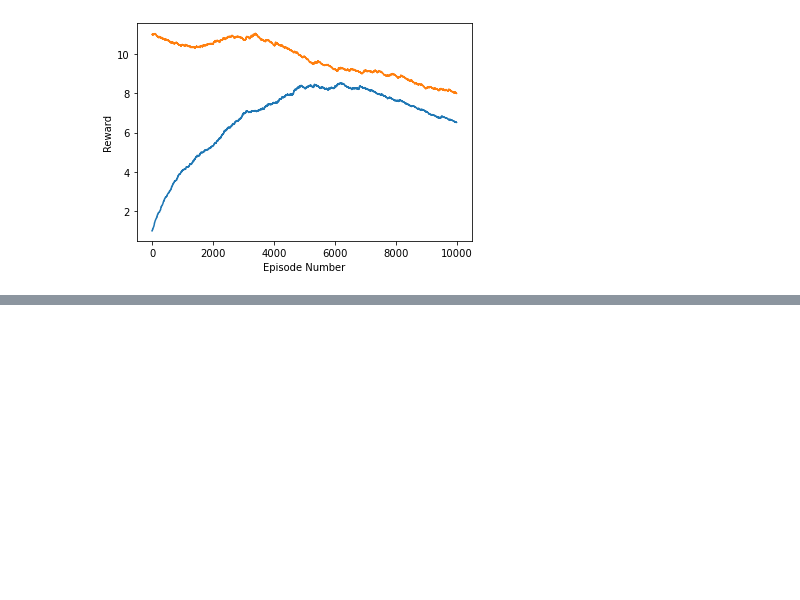
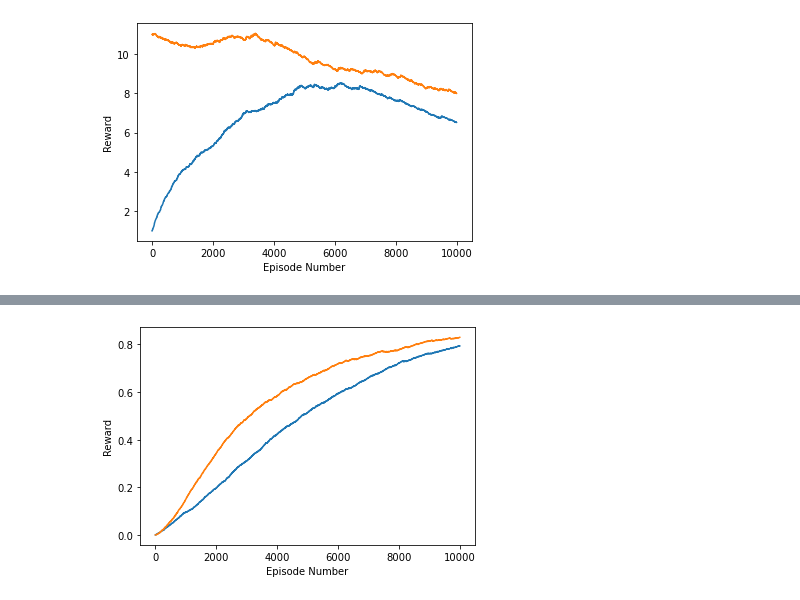
Before and after one commit to thomasdavies2000/Reinforcement-Learning-Chess-Player, a Jupyter notebook: Assignment.ipynb, the cells around one changed output, grey strips where cells are left out. Drawn from its saved outputs; the diff is of its cells as text; code cells hidden in the pictures; blank space fills up the shorter version.

Commit message:
add training loop function

```diff
--- a/Assignment.ipynb
+++ b/Assignment.ipynb
@@ -599,0 +711,10 @@ plt.show()
+# %%
+# rewards, steps = training_loop(True, 5000, epsilon_0=.2, beta=0.00005, gamma=0.85, eta=0.0035)
+# print(len(rewards))
+# plot_reward(rewards, 0.0005)
+runs = []
+betas = [0.00005, 0.0001]
+for beta_ in betas:
+    rewards, steps = training_loop(True, 10000, epsilon_0=0.2, beta=beta_, gamma=0.85, eta=0.0035)
+    run = [rewards, steps]
+    runs.append(run)
@@ -599,0 +739,18 @@ plt.show()
+# %%
+fig = plt.subplots(1,1)
+
+for run in runs:
+    rewards = run[0]
+    steps = run[1]
+    alpha = 0.0005
+    ema_r = np.zeros_like(rewards)  # Initialize an array for EMA values
+    ema_r[0] = rewards[0]  # Set the initial EMA value equal to the first data point
+    for i in range(1, len(rewards)):
+        ema_r[i] = alpha * rewards[i] + (1 - alpha) * ema_r[i-1]
+
+    plt.plot(np.sum(ema_r,1))
+plt.xlabel('Episode Number')
+plt.ylabel('Reward')
+plt.show()
+# %% [output]
+[figure, added]
```
Also changed, not shown: parts of 4 cells of this notebook.
